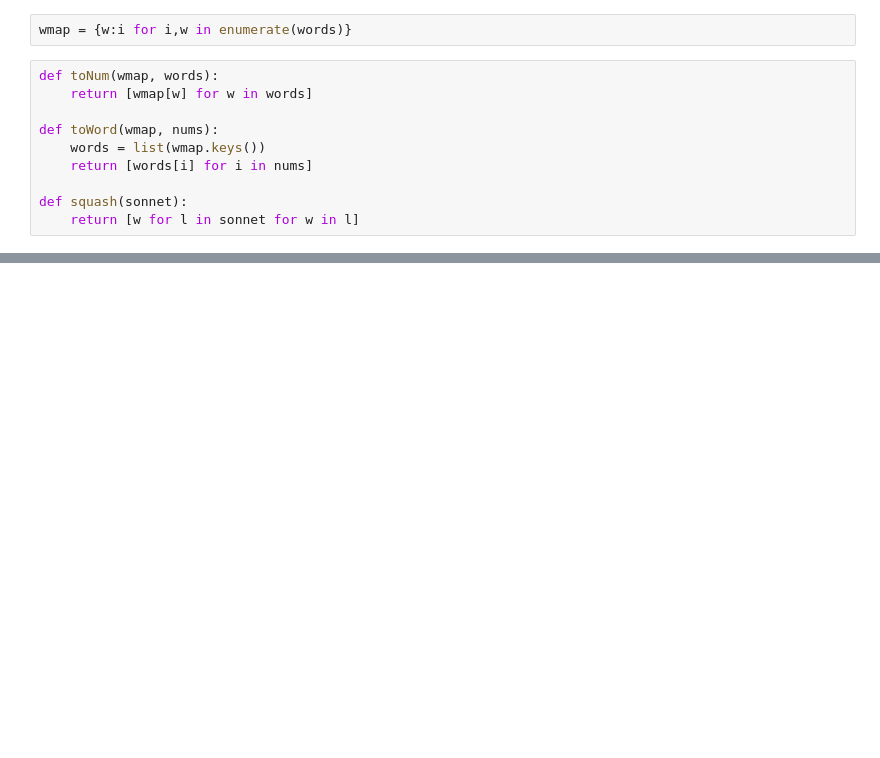
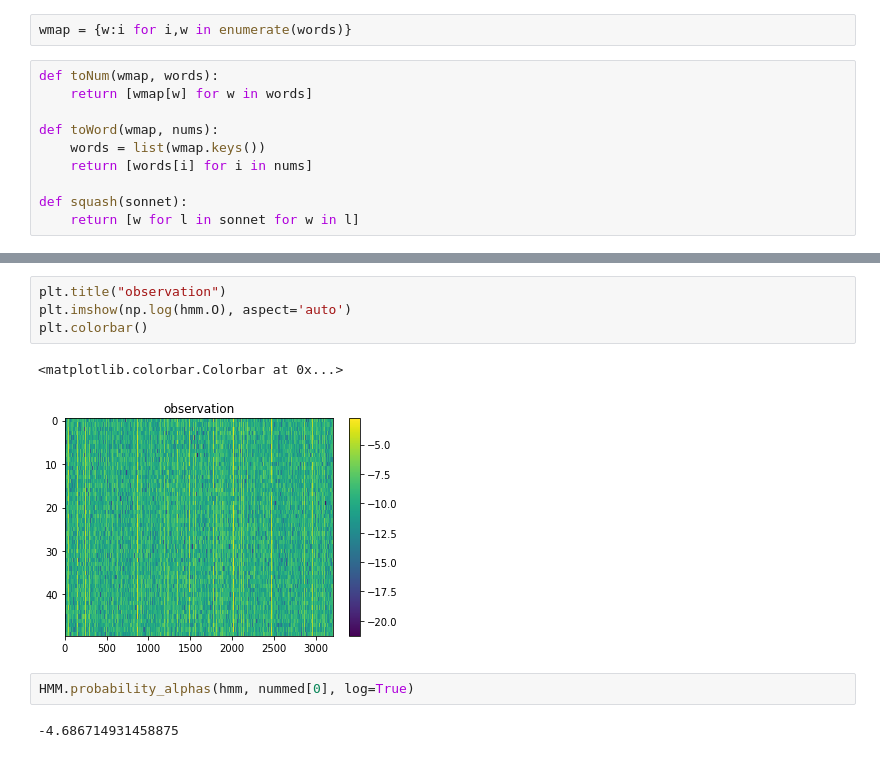
Before and after one commit to kyle-weng/Shakespearean-Poem-Generation, a Jupyter notebook: hmm.ipynb, the cells around one changed output, grey strips where cells are left out. Cells and saved outputs as stored; diff of their text form; blank space fills up the shorter version.

```diff
--- a/hmm.ipynb
+++ b/hmm.ipynb
@@ -44,3 +58,14 @@ with open("100s-50i.pck", "wb") as f:
+# %%
+plt.title("observation")
+plt.imshow(np.log(hmm.O), aspect='auto')
+plt.colorbar()
+# %% [output]
+<matplotlib.colorbar.Colorbar at 0x...>
+[figure, added]
+# %%
+HMM.probability_alphas(hmm, nummed[0], log=True)
+# %% [output]
+-4.686714931458875
 # %%
 em, st = HMM.generate_emission(hmm, 140)
 " ".join(toWord(wmap, em))
```
Also changed, not shown: parts of 10 cells of this notebook, 1 other file.
